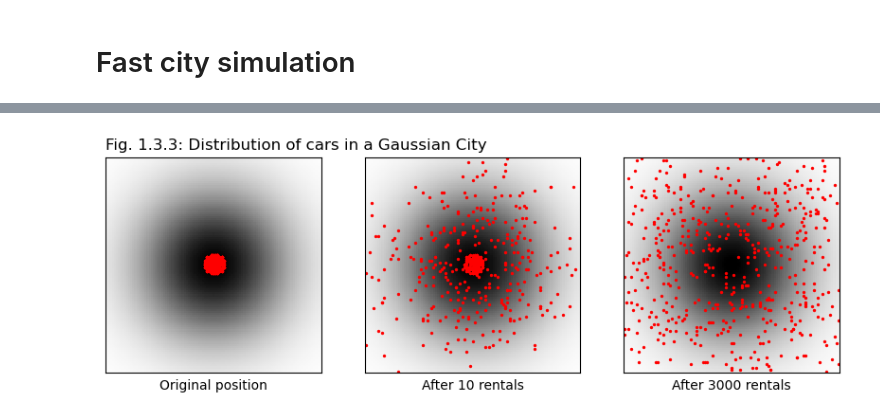
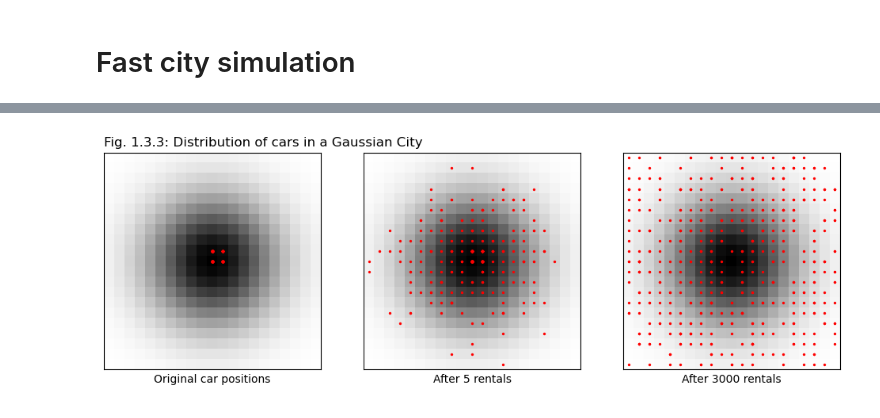
Before and after one commit to khakhalin/carsharing101, a Jupyter notebook: scripts/01natural_03city.ipynb, the cells around one changed output, grey strips where cells are left out. Saved outputs shown, nothing was run; the diff lists cells and outputs as text; code cells hidden in the pictures.

```diff
--- a/scripts/01natural_03city.ipynb
+++ b/scripts/01natural_03city.ipynb
@@ -134,10 +138,10 @@ plt.savefig("../figures/01simple_03city_02mobility.svg", dpi=300)
 config = {
     "seed": 2,  # Random seed
     "city_width": 21, # km
-    "grid_step": 0.2,
+    "grid_step": 1,
     "n_cars": 500,
     "initial_r": 1,
-    "density_sigma": 7,
+    "density_sigma": 6,
 }
 
 import matplotlib.pyplot as plt
@@ -145,15 +149,15 @@ from city_simulator import City
 
 city = City(config)
 city.init_cars()
-plt.figure(figsize=(10, 5))
+plt.figure(figsize=(12, 5))
 plt.subplot(131)
 city.visualize("cars")
-plt.xlabel("Original position")
+plt.xlabel("Original car positions")
 plt.title("Fig. 1.3.3: Distribution of cars in a Gaussian City", loc='left');
-city.simulate(10)
+city.simulate(5)
 plt.subplot(132)
 city.visualize("cars")
-plt.xlabel("After 10 rentals")
+plt.xlabel("After 5 rentals")
 city.simulate(3000)
 plt.subplot(133)
 city.visualize("cars")
@@ -169 +173 @@ plt.savefig("../figures/01simple_03city_03cardistribution.svg", dpi=300)
-[figure, old version]
+[figure, new version]
```
Also changed, not shown: parts of 2 cells of this notebook, 5 other files.
